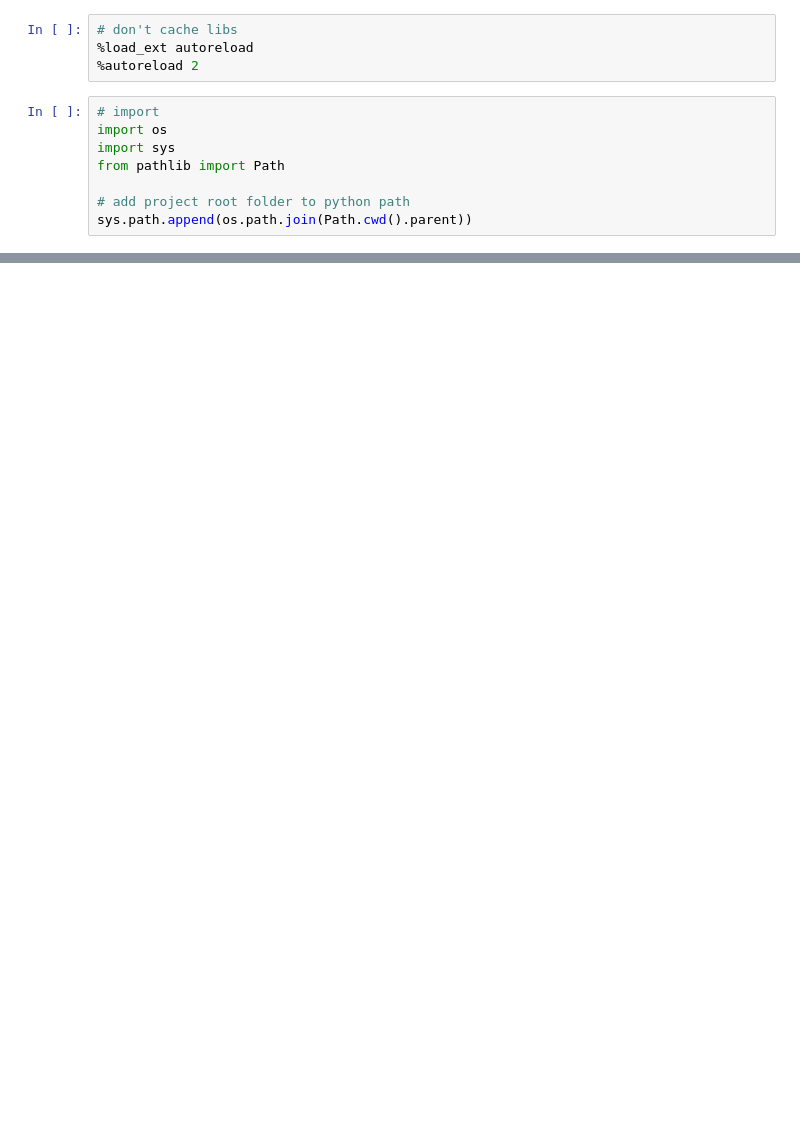
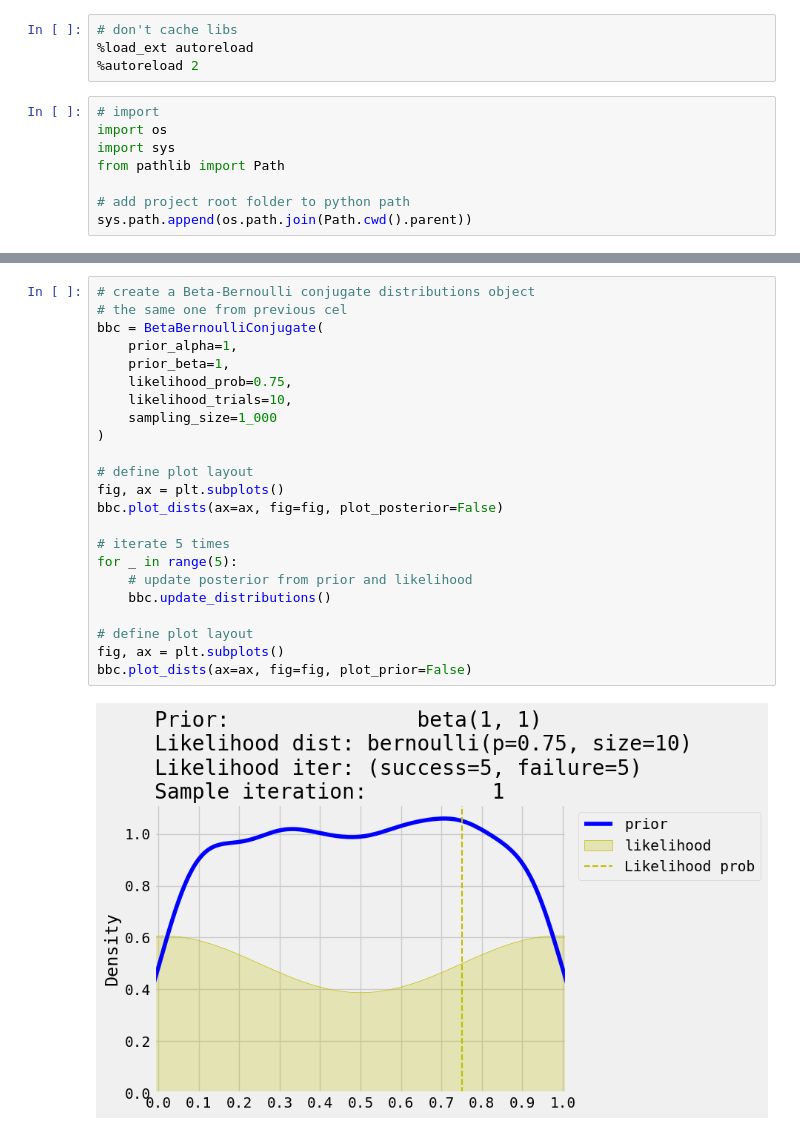
Before and after one commit to ds-gustavo-cunha/bayes-stats-study, a Jupyter notebook: notebook/experiments.ipynb, the cells around one changed output, grey strips where cells are left out. Cells and saved outputs as stored; diff of their text form; blank space fills up the shorter version.

```diff
--- a/notebook/experiments.ipynb
+++ b/notebook/experiments.ipynb
@@ -62,0 +81,25 @@ bbc.plot_dists(ax=ax, fig=fig)
+# %%
+# create a Beta-Bernoulli conjugate distributions object
+# the same one from previous cel
+bbc = BetaBernoulliConjugate(
+    prior_alpha=1,
+    prior_beta=1,
+    likelihood_prob=0.75,
+    likelihood_trials=10,
+    sampling_size=1_000
+)
+
+# define plot layout
+fig, ax = plt.subplots()
+bbc.plot_dists(ax=ax, fig=fig, plot_posterior=False)
+
+# iterate 5 times
+for _ in range(5):
+    # update posterior from prior and likelihood
+    bbc.update_distributions()
+
+# define plot layout
+fig, ax = plt.subplots()
+bbc.plot_dists(ax=ax, fig=fig, plot_prior=False)
+# %% [output]
+[figure, added]
```
Also changed, not shown: parts of 6 cells of this notebook, 4 other files.
